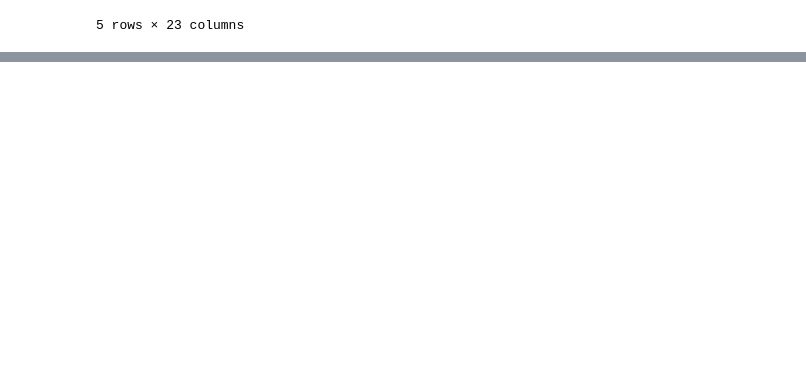
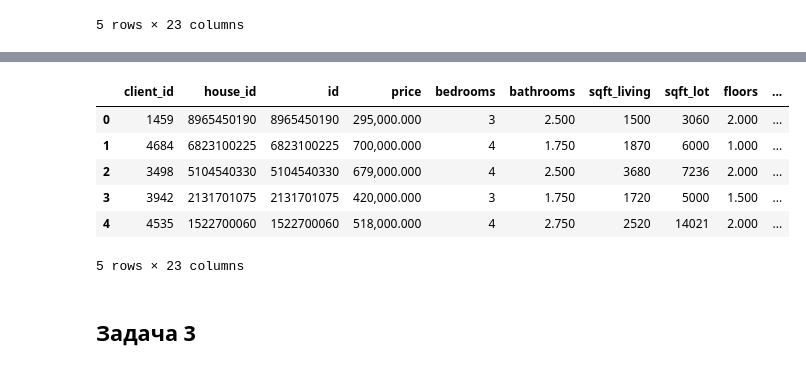
Before and after one commit to gmpcrm/GB, a Jupyter notebook: Python for Analytics/Урок 3.ipynb, the cells around one changed output, grey strips where cells are left out. Cells and saved outputs as stored; diff of their text form; code cells hidden in the pictures; blank space fills up the shorter version.

```diff
--- a/Python for Analytics/Урок 3.ipynb
+++ b/Python for Analytics/Урок 3.ipynb
@@ -63,0 +163,13 @@ df['Memory'].apply(convert_to_gb)
+# %%
+result = clients.merge(df, left_on='house_id', right_on='id')
+result.head()
+# %% [output]
+|  | client_id | house_id | id | price | bedrooms | bathrooms | sqft_living | sqft_lot | floors | ... |
+| 0 | 1459 | 8965450190 | 8965450190 | 295,000.000 | 3 | 2.500 | 1500 | 3060 | 2.000 | ... |
+| 1 | 4684 | 6823100225 | 6823100225 | 700,000.000 | 4 | 1.750 | 1870 | 6000 | 1.000 | ... |
+| 2 | 3498 | 5104540330 | 5104540330 | 679,000.000 | 4 | 2.500 | 3680 | 7236 | 2.000 | ... |
+| 3 | 3942 | 2131701075 | 2131701075 | 420,000.000 | 3 | 1.750 | 1720 | 5000 | 1.500 | ... |
+| 4 | 4535 | 1522700060 | 1522700060 | 518,000.000 | 4 | 2.750 | 2520 | 14021 | 2.000 | ... |
+5 rows × 23 columns
+# %% [markdown]
+## Задача 3
```
Also changed, not shown: parts of 24 cells of this notebook.
